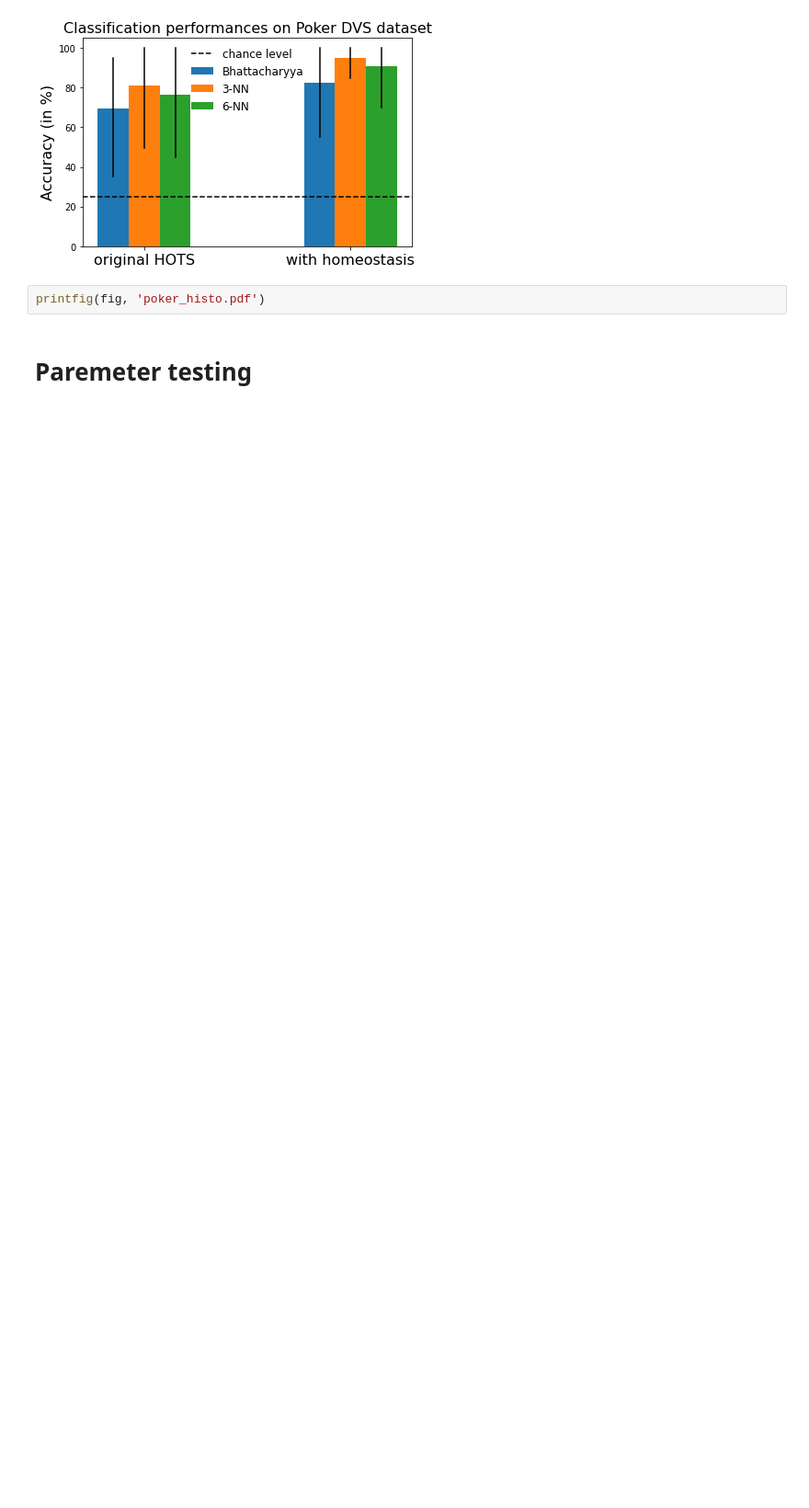
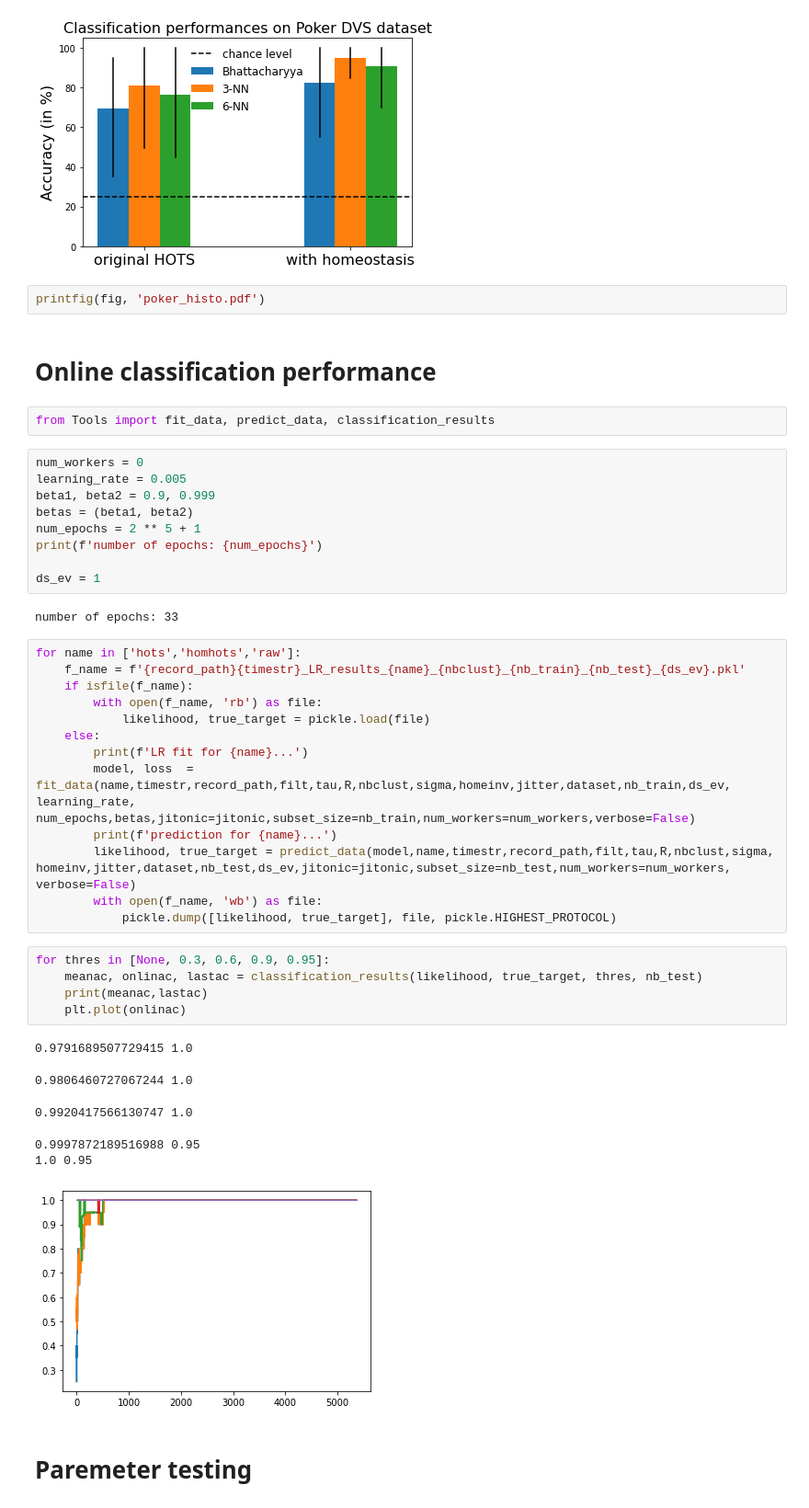
Before and after one commit to SpikeAI/HOTS, a Jupyter notebook: notebooks/RESULTS_02_PokerDVS.ipynb, the cells around one changed output. Shown: that part at 92% size. Saved outputs shown, nothing was run; the diff lists cells and outputs as text; blank space fills up the shorter version.

Commit message:
classification results with different thresholds

```diff
--- a/notebooks/RESULTS_02_PokerDVS.ipynb
+++ b/notebooks/RESULTS_02_PokerDVS.ipynb
@@ -179,6 +182,46 @@ plt.show()
 [figure]
 # %%
 printfig(fig, 'poker_histo.pdf')
+# %% [markdown]
+# Online classification performance
+# %%
+from Tools import fit_data, predict_data, classification_results
+# %%
+num_workers = 0
+learning_rate = 0.005
+beta1, beta2 = 0.9, 0.999
+betas = (beta1, beta2)
+num_epochs = 2 ** 5 + 1
+print(f'number of epochs: {num_epochs}')
+
+ds_ev = 1
+# %% [output]
+number of epochs: 33
+# %%
+for name in ['hots','homhots','raw']:
+    f_name = f'{record_path}{timestr}_LR_results_{name}_{nbclust}_{nb_train}_{nb_test}_{ds_ev}.pkl'
+    if isfile(f_name):
+        with open(f_name, 'rb') as file:
+            likelihood, true_target = pickle.load(file)
+    else:
+        print(f'LR fit for {name}...')
+        model, loss  = fit_data(name,timestr,record_path,filt,tau,R,nbclust,sigma,homeinv,jitter,dataset,nb_train,ds_ev, learning_rate, num_epochs,betas,jitonic=jitonic,subset_size=nb_train,num_workers=num_workers,verbose=False)
+        print(f'prediction for {name}...')
+        likelihood, true_target = predict_data(model,name,timestr,record_path,filt,tau,R,nbclust,sigma, homeinv,jitter,dataset,nb_test,ds_ev,jitonic=jitonic,subset_size=nb_test,num_workers=num_workers, verbose=False)
+        with open(f_name, 'wb') as file:
+            pickle.dump([likelihood, true_target], file, pickle.HIGHEST_PROTOCOL)
+# %%
+for thres in [None, 0.3, 0.6, 0.9, 0.95]:
+    meanac, onlinac, lastac = classification_results(likelihood, true_target, thres, nb_test)
+    print(meanac,lastac)
+    plt.plot(onlinac)
+# %% [output]
+0.9791689507729415 1.0
+0.9806460727067244 1.0
+0.9920417566130747 1.0
+0.9997872189516988 0.95
+1.0 0.95
+[figure, added]
 # %% [markdown]
 # Paremeter testing
 # %%
```
Also changed, not shown: parts of 2 cells of this notebook, 5 other files.
